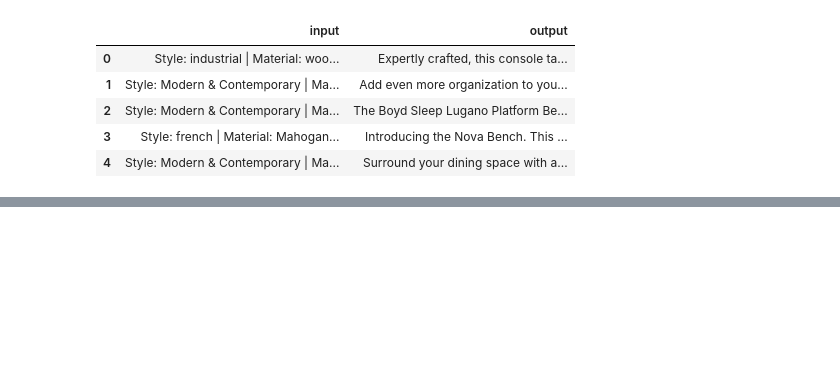
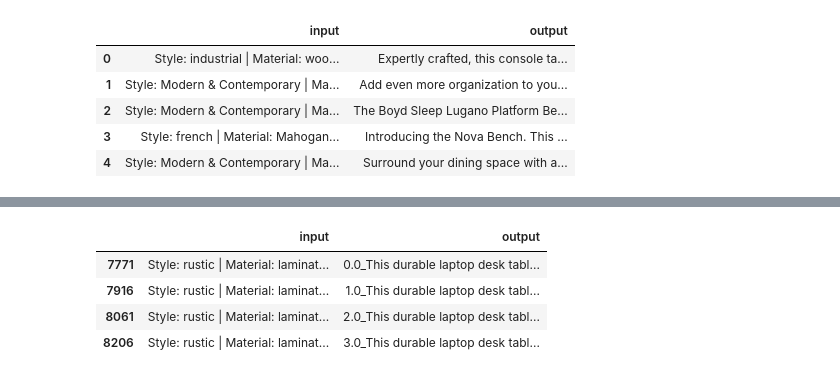
Before and after one commit to abdelhaqelamraoui/pfe_product_description_generation, a Jupyter notebook: data_preperation.ipynb, the cells around one changed output, grey strips where cells are left out. Cells and saved outputs as stored; diff of their text form; code cells hidden in the pictures; blank space fills up the shorter version.

```diff
--- a/data_preperation.ipynb
+++ b/data_preperation.ipynb
@@ -39,0 +58,8 @@ df_out.head()
+# %%
+df_out[df_out["output"].apply(lambda x: len(x)) == output_max_length]
+# %% [output]
+|  | input | output |
+| 7771 | Style: rustic | Material: laminat... | 0.0_This durable laptop desk tabl... |
+| 7916 | Style: rustic | Material: laminat... | 1.0_This durable laptop desk tabl... |
+| 8061 | Style: rustic | Material: laminat... | 2.0_This durable laptop desk tabl... |
+| 8206 | Style: rustic | Material: laminat... | 3.0_This durable laptop desk tabl... |
```
Also changed, not shown: parts of 5 cells of this notebook, 5 other files.
